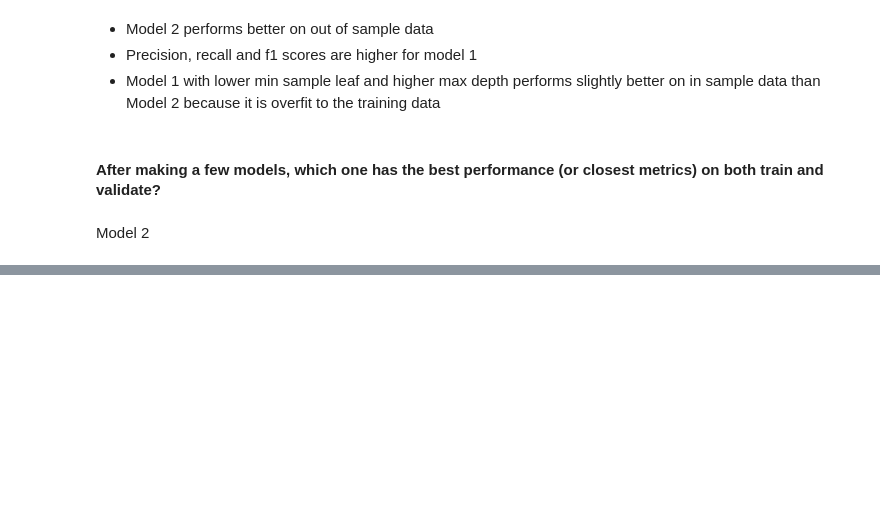
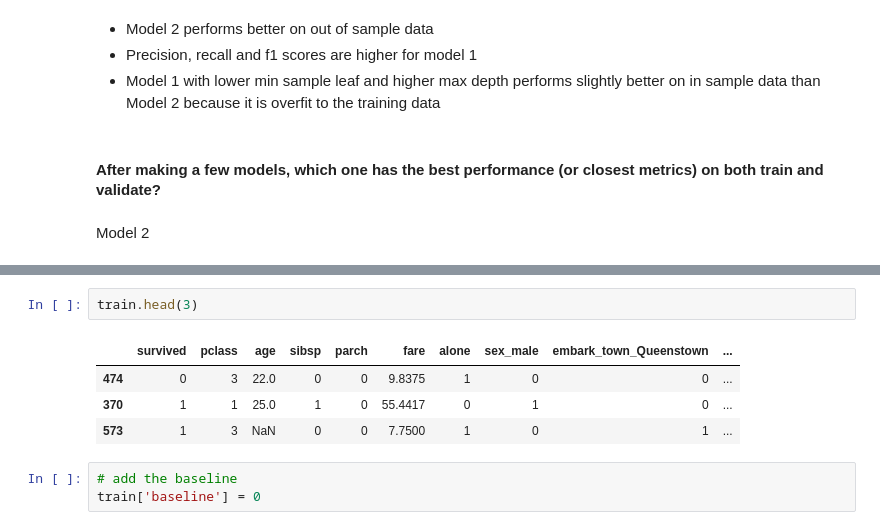
Before and after one commit to lupeluna/classification-exercises, a Jupyter notebook: model.ipynb, the cells around one changed output, grey strips where cells are left out. Saved outputs shown, nothing was run; the diff lists cells and outputs as text; blank space fills up the shorter version.

```diff
--- a/model.ipynb
+++ b/model.ipynb
@@ -330,0 +741,10 @@ Model 2
+# %%
+train.head(3)
+# %% [output]
+|  | survived | pclass | age | sibsp | parch | fare | alone | sex_male | embark_town_Queenstown | ... |
+| 474 | 0 | 3 | 22.0 | 0 | 0 | 9.8375 | 1 | 0 | 0 | ... |
+| 370 | 1 | 1 | 25.0 | 1 | 0 | 55.4417 | 0 | 1 | 0 | ... |
+| 573 | 1 | 3 | NaN | 0 | 0 | 7.7500 | 1 | 0 | 1 | ... |
+# %%
+# add the baseline
+train['baseline'] = 0
```
Also changed, not shown: parts of 80 cells of this notebook.
